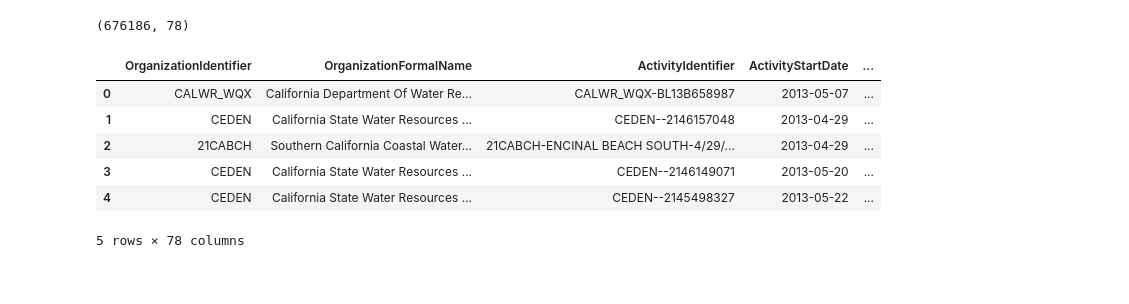
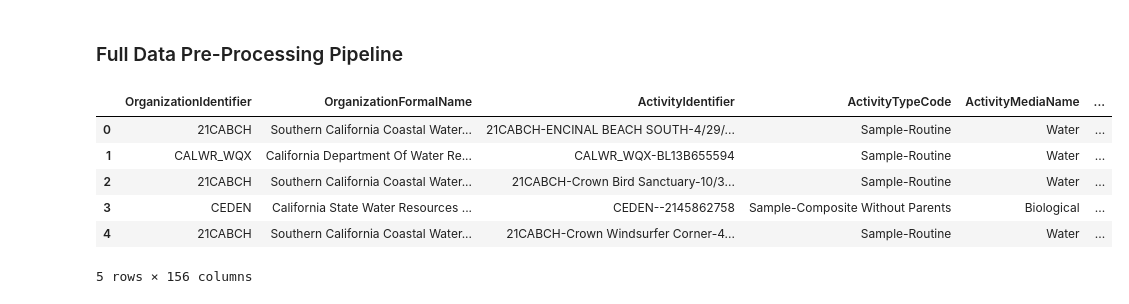
Before and after one commit to vishalival/eneres131-final-proj, a Jupyter notebook: data_preprocessing.ipynb, the cells around one changed output. Drawn from its saved outputs; the diff is of its cells as text; code cells hidden in the pictures.

Commit message:
data preprocessing

```diff
--- a/data_preprocessing.ipynb
+++ b/data_preprocessing.ipynb
@@ -1,27 +1,25 @@
+# %% [markdown]
+### Full Data Pre-Processing Pipeline
 # %%
 import pandas as pd
 import zipfile
-# %%
-df.shape
-# %% [output]
-(676186, 78)
 # %%
-zip_file_path = "final_data/narrowresult.zip"
+zip_file_path = "final_data/biologicalresult.zip"
 
 with zipfile.ZipFile(zip_file_path, 'r') as z:
     file_names = z.namelist()
 
     csv_file_name = [name for name in file_names if name.endswith('.csv')][0]
 
     with z.open(csv_file_name) as f:
-        df = pd.read_csv(f, low_memory=False)
+        df_bio_metadata = pd.read_csv(f, low_memory=False)
 
-df.head()
+df_bio_metadata.head()
 # %% [output]
-|  | OrganizationIdentifier | OrganizationFormalName | ActivityIdentifier | ActivityStartDate | ... |
-| 0 | CALWR_WQX | California Department Of Water Re... | CALWR_WQX-BL13B658987 | 2013-05-07 | ... |
-| 1 | CEDEN | California State Water Resources ... | CEDEN--2146157048 | 2013-04-29 | ... |
-| 2 | 21CABCH | Southern California Coastal Water... | 21CABCH-ENCINAL BEACH SOUTH-4/29/... | 2013-04-29 | ... |
-| 3 | CEDEN | California State Water Resources ... | CEDEN--2146149071 | 2013-05-20 | ... |
-| 4 | CEDEN | California State Water Resources ... | CEDEN--2145498327 | 2013-05-22 | ... |
+|  | OrganizationIdentifier | OrganizationFormalName | ActivityIdentifier | ActivityTypeCode | ActivityMediaName | ... |
+| 0 | 21CABCH | Southern California Coastal Water... | 21CABCH-ENCINAL BEACH SOUTH-4/29/... | Sample-Routine | Water | ... |
+| 1 | CALWR_WQX | California Department Of Water Re... | CALWR_WQX-BL13B655594 | Sample-Routine | Water | ... |
+| 2 | 21CABCH | Southern California Coastal Water... | 21CABCH-Crown Bird Sanctuary-10/3... | Sample-Routine | Water | ... |
+| 3 | CEDEN | California State Water Resources ... | CEDEN--2145862758 | Sample-Composite Without Parents | Biological | ... |
+| 4 | 21CABCH | Southern California Coastal Water... | 21CABCH-Crown Windsurfer Corner-4... | Sample-Routine | Water | ... |
-5 rows × 78 columns
+5 rows × 156 columns
```
Also changed, not shown: parts of 12 cells of this notebook, 7 other files.
